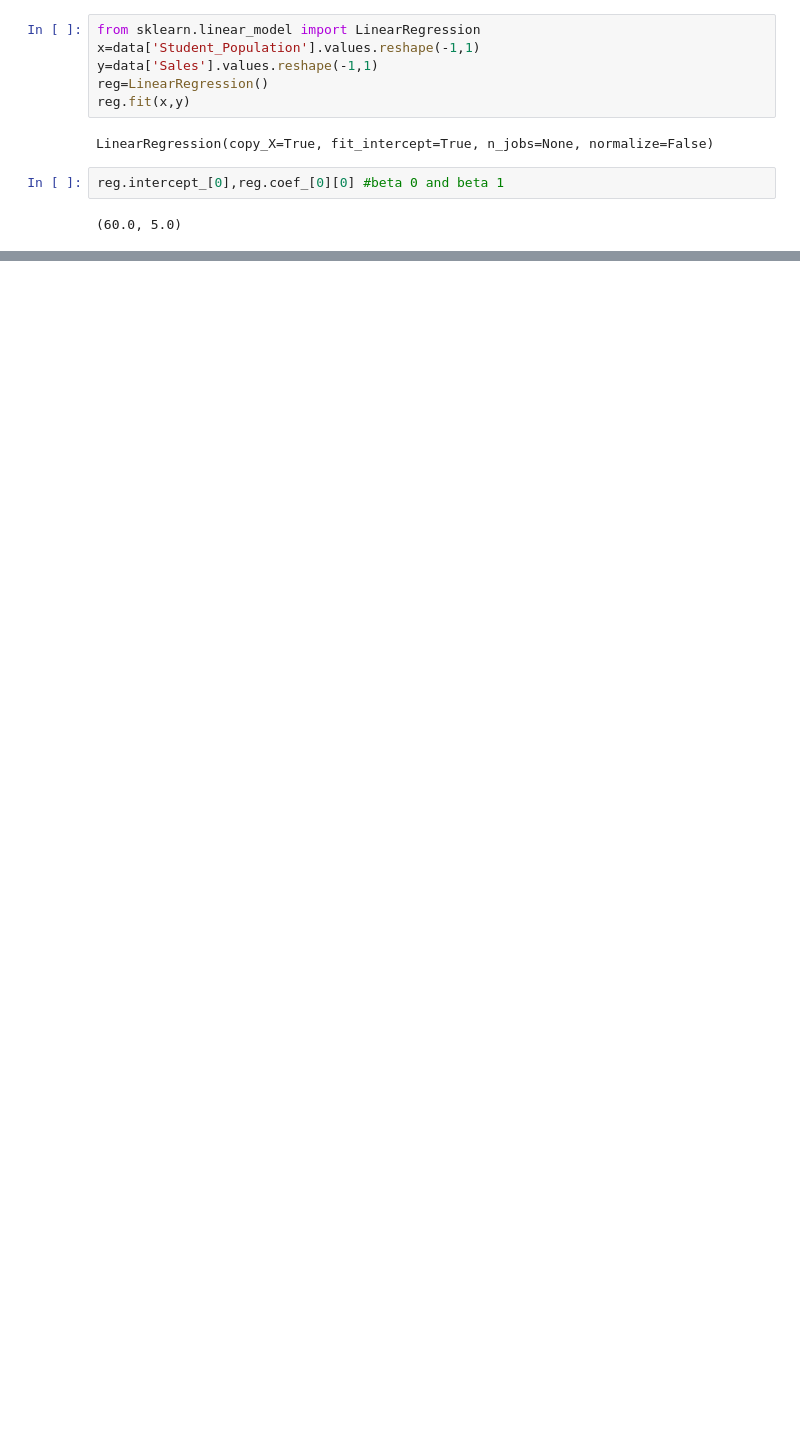
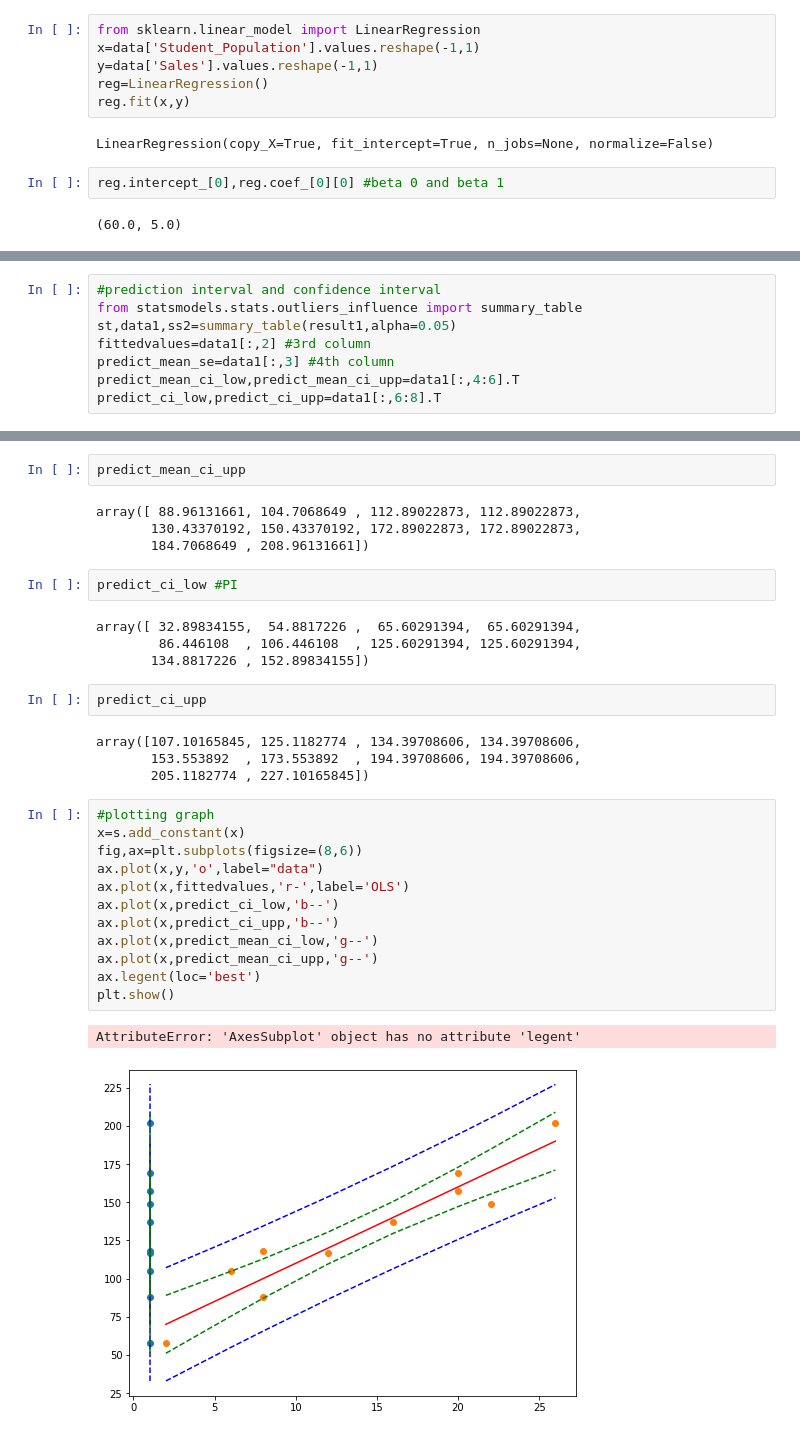
Before and after one commit to garimasingh128/Data-Analytics-with-Python-NPTEL-MOOCS, a Jupyter notebook: Week 7.ipynb, the cells around one changed output, grey strips where cells are left out. Saved outputs shown, nothing was run; the diff lists cells and outputs as text; blank space fills up the shorter version.

```diff
--- a/Week 7.ipynb
+++ b/Week 7.ipynb
@@ -73,0 +97,8 @@ reg.intercept_[0],reg.coef_[0][0] #beta 0 and beta 1
+# %%
+#prediction interval and confidence interval
+from statsmodels.stats.outliers_influence import summary_table
+st,data1,ss2=summary_table(result1,alpha=0.05)
+fittedvalues=data1[:,2] #3rd column
+predict_mean_se=data1[:,3] #4th column
+predict_mean_ci_low,predict_mean_ci_upp=data1[:,4:6].T
+predict_ci_low,predict_ci_upp=data1[:,6:8].T
@@ -73,0 +111,33 @@ reg.intercept_[0],reg.coef_[0][0] #beta 0 and beta 1
+# %%
+predict_mean_ci_upp
+# %% [output]
+array([ 88.96131661, 104.7068649 , 112.89022873, 112.89022873,
+       130.43370192, 150.43370192, 172.89022873, 172.89022873,
+       184.7068649 , 208.96131661])
+# %%
+predict_ci_low #PI
+# %% [output]
+array([ 32.89834155,  54.8817226 ,  65.60291394,  65.60291394,
+        86.446108  , 106.446108  , 125.60291394, 125.60291394,
+       134.8817226 , 152.89834155])
+# %%
+predict_ci_upp
+# %% [output]
+array([107.10165845, 125.1182774 , 134.39708606, 134.39708606,
+       153.553892  , 173.553892  , 194.39708606, 194.39708606,
+       205.1182774 , 227.10165845])
+# %%
+#plotting graph
+x=s.add_constant(x)
+fig,ax=plt.subplots(figsize=(8,6))
+ax.plot(x,y,'o',label="data")
+ax.plot(x,fittedvalues,'r-',label='OLS')
+ax.plot(x,predict_ci_low,'b--')
+ax.plot(x,predict_ci_upp,'b--')
+ax.plot(x,predict_mean_ci_low,'g--')
+ax.plot(x,predict_mean_ci_upp,'g--')
+ax.legent(loc='best')
+plt.show()
+# %% [output]
+AttributeError: 'AxesSubplot' object has no attribute 'legent'
+[figure, added]
```
Also changed, not shown: parts of 32 cells of this notebook, 4 other files.
